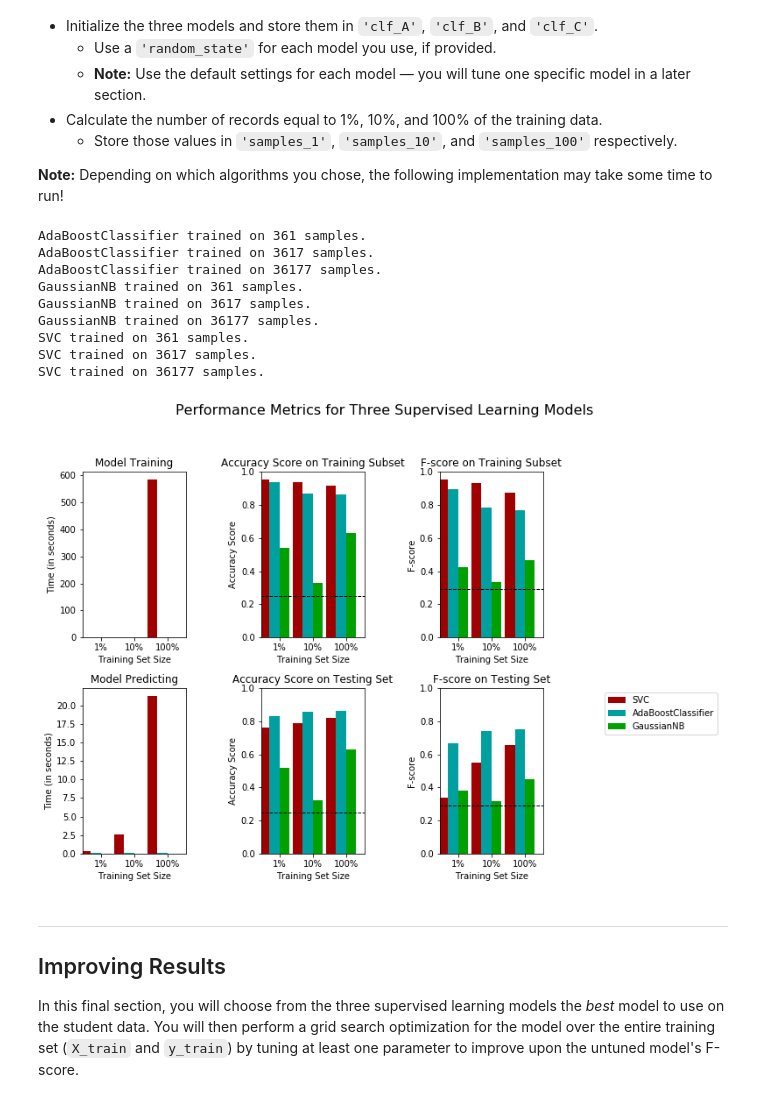
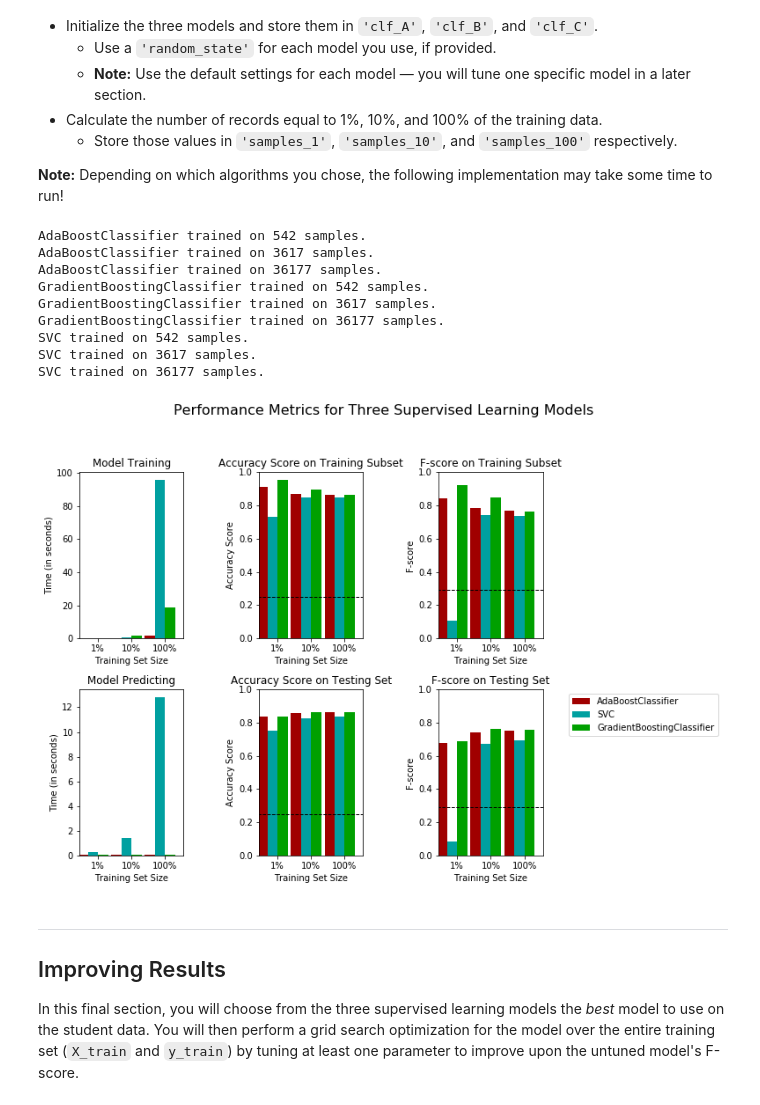
Before and after one commit to ZiraelILBB/udacityprojects2020, a Jupyter notebook: finding_donors/finding_donors.ipynb, the cells around one changed output. Cells and saved outputs as stored; diff of their text form; code cells hidden in the pictures.

```diff
--- a/finding_donors/finding_donors.ipynb
+++ b/finding_donors/finding_donors.ipynb
@@ -365,45 +365,44 @@ In the code cell, you will need to implement the following:
 **Note:** Depending on which algorithms you chose, the following implementation may take some time to run!
 # %%
 # TODO: Import the three supervised learning models from sklearn
-from sklearn.ensemble import AdaBoostClassifier
-from sklearn.naive_bayes import GaussianNB
+from sklearn.ensemble import AdaBoostClassifier, GradientBoostingClassifier
 from sklearn.svm import SVC
 
 # TODO: Initialize the three models
 clf_A = AdaBoostClassifier(random_state = 42)
-clf_B = GaussianNB()
-clf_C = SVC(kernel = 'rbf', gamma = 5, random_state = 42)
+clf_B = GradientBoostingClassifier(random_state = 42)
+clf_C = SVC(random_state = 42)
 
 # TODO: Calculate the number of samples for 1%, 10%, and 100% of the training data
 # HINT: samples_100 is the entire training set i.e. len(y_train)
 # HINT: samples_10 is 10% of samples_100 (ensure to set the count of the values to be `int` and not `float`)
 # HINT: samples_1 is 1% of samples_100 (ensure to set the count of the values to be `int` and not `float`)
 samples_100 = len(y_train)
 samples_10 = int(0.1 * len(y_train))
-samples_1 = int(0.01 * len(y_train))
+samples_1 = int(0.015 * len(y_train))
 
 # Collect results on the learners
 results = {}
 for clf in [clf_A, clf_B, clf_C]:
     clf_name = clf.__class__.__name__
     results[clf_name] = {}
     for i, samples in enumerate([samples_1, samples_10, samples_100]):
         results[clf_name][i] = \
         train_predict(clf, samples, X_train, y_train, X_test, y_test)
 
 # Run metrics visualization for the three supervised learning models chosen
 vs.evaluate(results, accuracy, fscore)
 # %% [output]
-AdaBoostClassifier trained on 361 samples.
+AdaBoostClassifier trained on 542 samples.
 AdaBoostClassifier trained on 3617 samples.
 AdaBoostClassifier trained on 36177 samples.
-GaussianNB trained on 361 samples.
-GaussianNB trained on 3617 samples.
-GaussianNB trained on 36177 samples.
-SVC trained on 361 samples.
+GradientBoostingClassifier trained on 542 samples.
+GradientBoostingClassifier trained on 3617 samples.
+GradientBoostingClassifier trained on 36177 samples.
+SVC trained on 542 samples.
 SVC trained on 3617 samples.
 SVC trained on 36177 samples.
-[figure, old version]
+[figure, new version]
 # %% [markdown]
 ----
 ## Improving Results
```
Also changed, not shown: parts of 2 cells of this notebook, 2 other files.
